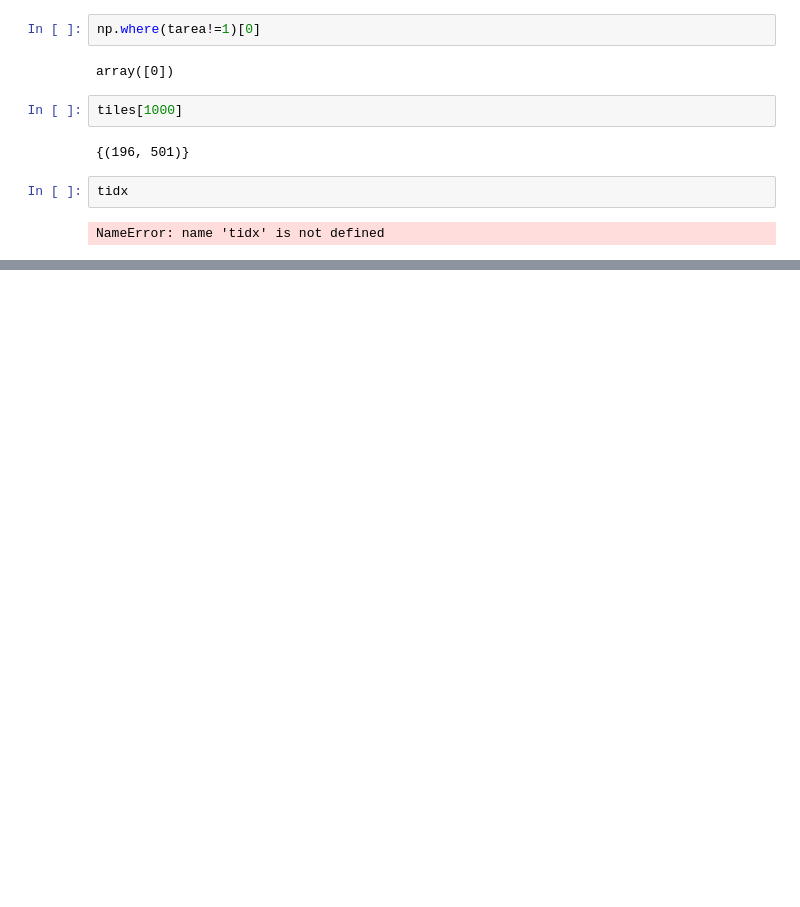
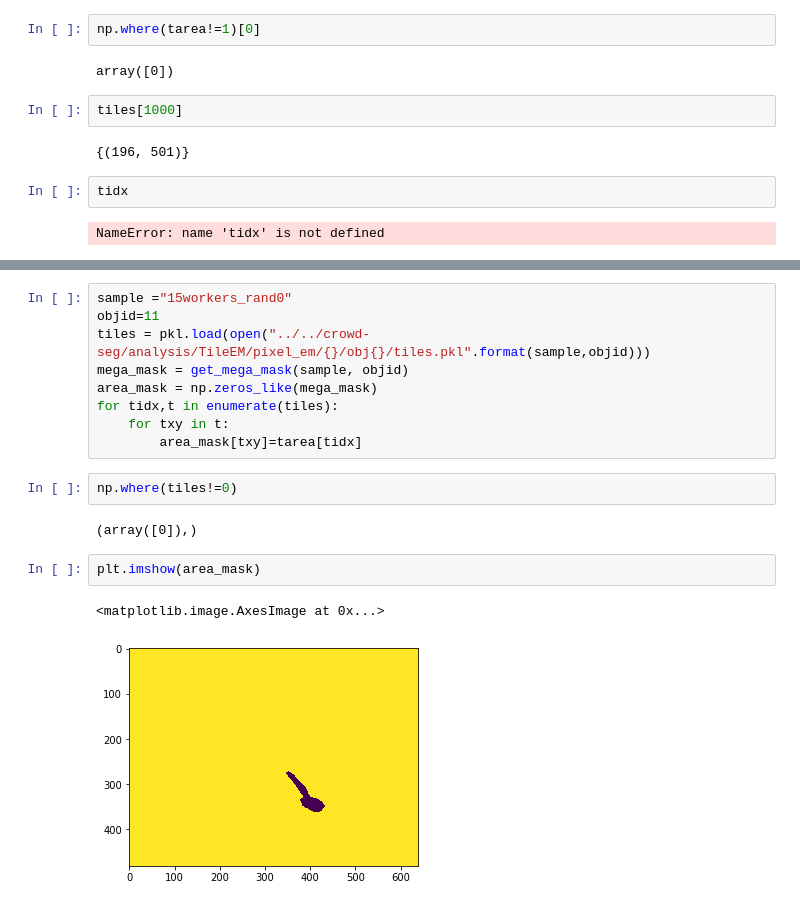
Before and after one commit to cognoscentai/segmentation, a Jupyter notebook: ipynb/Untitled.ipynb, the cells around one changed output, grey strips where cells are left out. Saved outputs shown, nothing was run; the diff lists cells and outputs as text; blank space fills up the shorter version.

```diff
--- a/ipynb/Untitled.ipynb
+++ b/ipynb/Untitled.ipynb
@@ -73,0 +82,18 @@ tiles
+# %%
+sample ="15workers_rand0"
+objid=11
+tiles = pkl.load(open("../../crowd-seg/analysis/TileEM/pixel_em/{}/obj{}/tiles.pkl".format(sample,objid)))
+mega_mask = get_mega_mask(sample, objid)
+area_mask = np.zeros_like(mega_mask)
+for tidx,t in enumerate(tiles):
+    for txy in t:
+        area_mask[txy]=tarea[tidx]
+# %%
+np.where(tiles!=0)
+# %% [output]
+(array([0]),)
+# %%
+plt.imshow(area_mask)
+# %% [output]
+<matplotlib.image.AxesImage at 0x...>
+[figure, added]
```
Also changed, not shown: parts of 15 cells of this notebook, 3 other files.
